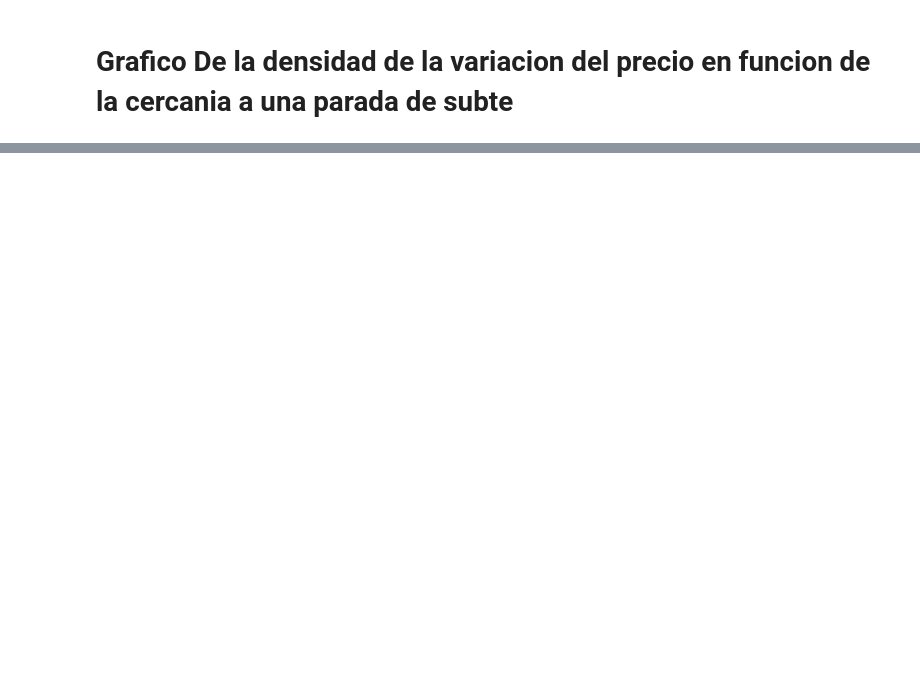
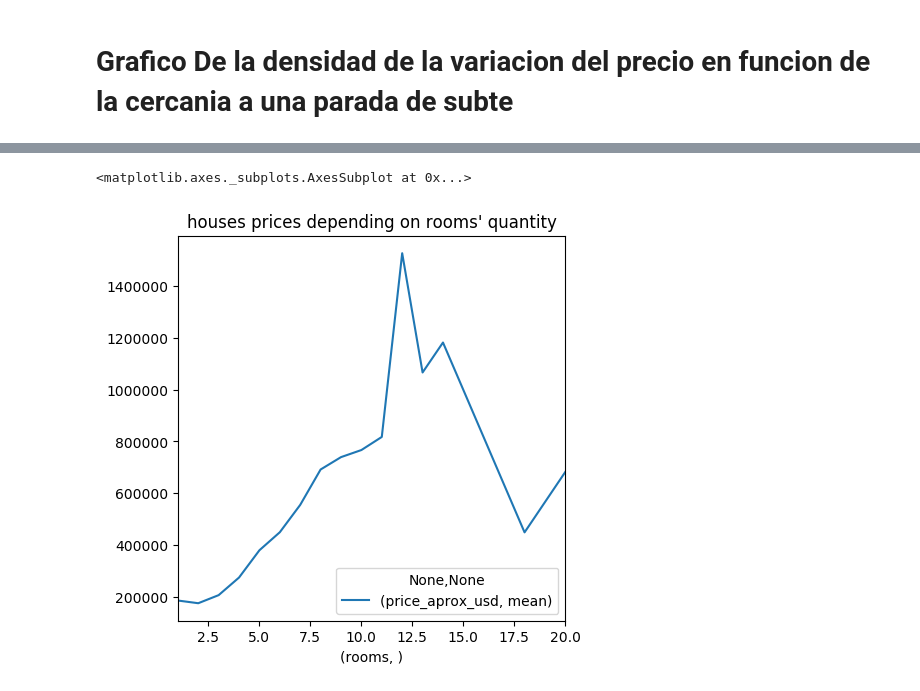
Before and after one commit to Monty1991/TPDATOS_7506_2017_2_ARGERICH, a Jupyter notebook: TP.ipynb, the cells around one changed output, grey strips where cells are left out. Cells and saved outputs as stored; diff of their text form; code cells hidden in the pictures; blank space fills up the shorter version.

```diff
--- a/TP.ipynb
+++ b/TP.ipynb
@@ -324,0 +332,11 @@ CF.plot(x=('distances', ''), y=('price_aprox_usd', 'mean') , kind='density', tit
+# %%
+houses = df[df['property_type'] == 'house']
+houses = houses[~np.isnan(houses['rooms'])]
+houses = houses[houses['rooms'] != 0]
+houses = houses.loc[:, ['rooms', 'price_aprox_usd']].groupby('rooms').agg([np.mean, np.size]).reset_index()
+houses = houses[houses[('price_aprox_usd', 'size')] >= 10]
+#houses
+houses.plot(x=('rooms', ''), y=('price_aprox_usd', 'mean') , kind='line', title="houses prices depending on rooms' quantity")
+# %% [output]
+<matplotlib.axes._subplots.AxesSubplot at 0x...>
+[figure, added]
```
Also changed, not shown: parts of 11 cells of this notebook.
